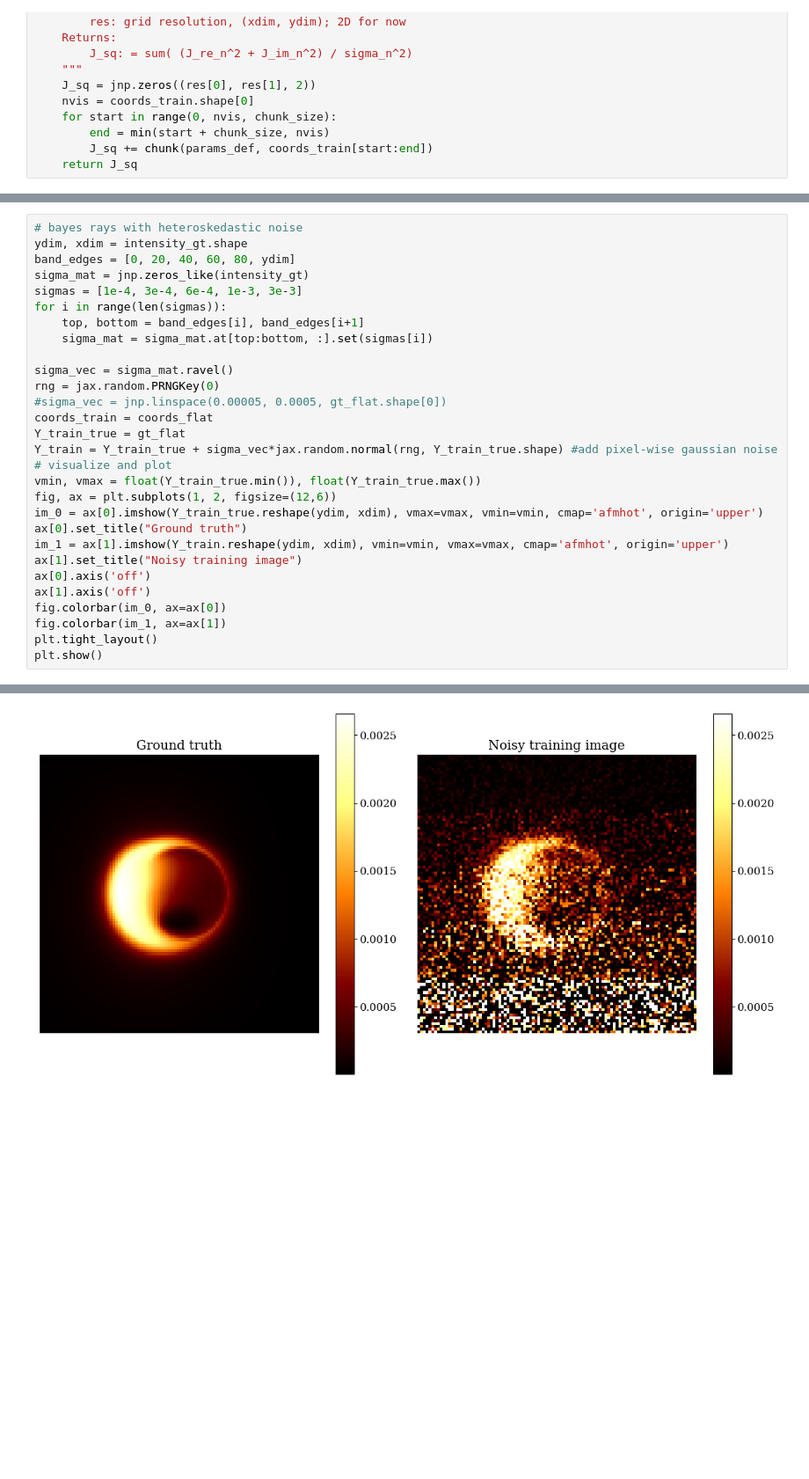
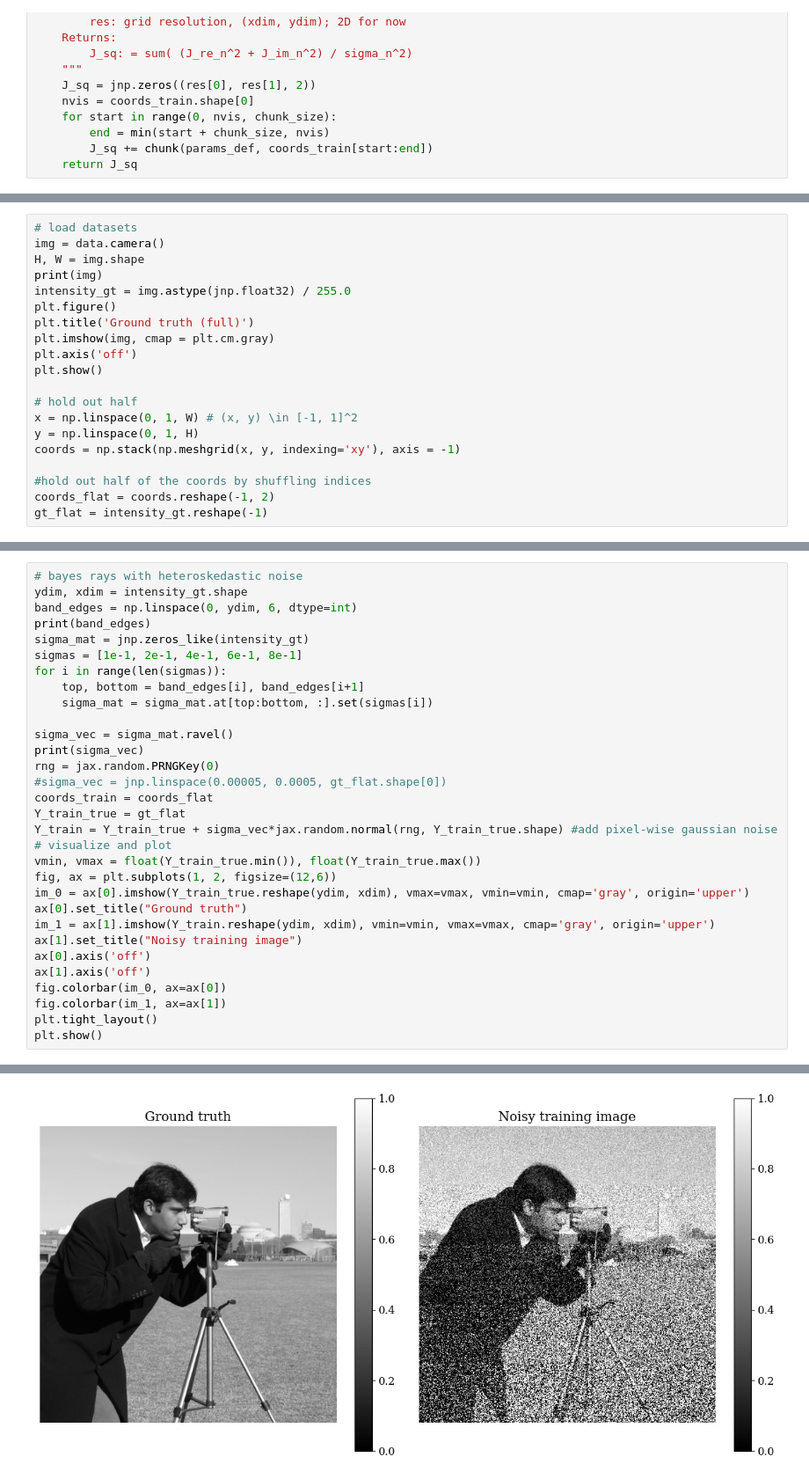
Before and after one commit to khyyle/caltech_surf_2025, a Jupyter notebook: bayes_rays_holdout.ipynb, the cells around one changed output, grey strips where cells are left out. Shown at 88% size. Drawn from its saved outputs; the diff is of its cells as text; blank space fills up the shorter version.

Commit message:
playing around with diff images

```diff
--- a/bayes_rays_holdout.ipynb
+++ b/bayes_rays_holdout.ipynb
@@ -220,0 +230,20 @@ plt.show()
+# %%
+# load datasets
+img = data.camera()
+H, W = img.shape
+print(img)
+intensity_gt = img.astype(jnp.float32) / 255.0
+plt.figure()
+plt.title('Ground truth (full)')
+plt.imshow(img, cmap = plt.cm.gray)
+plt.axis('off')
+plt.show()
+
+# hold out half
+x = np.linspace(0, 1, W) # (x, y) \in [-1, 1]^2
+y = np.linspace(0, 1, H)
+coords = np.stack(np.meshgrid(x, y, indexing='xy'), axis = -1)
+
+#hold out half of the coords by shuffling indices
+coords_flat = coords.reshape(-1, 2)
+gt_flat = intensity_gt.reshape(-1)
@@ -221,14 +259,16 @@ plt.show()
 # %%
 # bayes rays with heteroskedastic noise
 ydim, xdim = intensity_gt.shape
-band_edges = [0, 20, 40, 60, 80, ydim]
+band_edges = np.linspace(0, ydim, 6, dtype=int)
+print(band_edges)
 sigma_mat = jnp.zeros_like(intensity_gt)
-sigmas = [1e-4, 3e-4, 6e-4, 1e-3, 3e-3]
+sigmas = [1e-1, 2e-1, 4e-1, 6e-1, 8e-1]
 for i in range(len(sigmas)):
     top, bottom = band_edges[i], band_edges[i+1]
     sigma_mat = sigma_mat.at[top:bottom, :].set(sigmas[i])
 
 sigma_vec = sigma_mat.ravel()
+print(sigma_vec)
 rng = jax.random.PRNGKey(0)
 #sigma_vec = jnp.linspace(0.00005, 0.0005, gt_flat.shape[0])
 coords_train = coords_flat
@@ -237,9 +277,9 @@ Y_train = Y_train_true + sigma_vec*jax.random.normal(rng, Y_train_true.shape) #a
 # visualize and plot
 vmin, vmax = float(Y_train_true.min()), float(Y_train_true.max())
 fig, ax = plt.subplots(1, 2, figsize=(12,6))
-im_0 = ax[0].imshow(Y_train_true.reshape(ydim, xdim), vmax=vmax, vmin=vmin, cmap='afmhot', origin='upper')
+im_0 = ax[0].imshow(Y_train_true.reshape(ydim, xdim), vmax=vmax, vmin=vmin, cmap='gray', origin='upper')
 ax[0].set_title("Ground truth")
-im_1 = ax[1].imshow(Y_train.reshape(ydim, xdim), vmin=vmin, vmax=vmax, cmap='afmhot', origin='upper')
+im_1 = ax[1].imshow(Y_train.reshape(ydim, xdim), vmin=vmin, vmax=vmax, cmap='gray', origin='upper')
 ax[1].set_title("Noisy training image")
 ax[0].axis('off')
 ax[1].axis('off')
@@ -251 +293 @@ plt.show()
-[figure, old version]
+[figure, new version]
```
Also changed, not shown: parts of 14 cells of this notebook.
